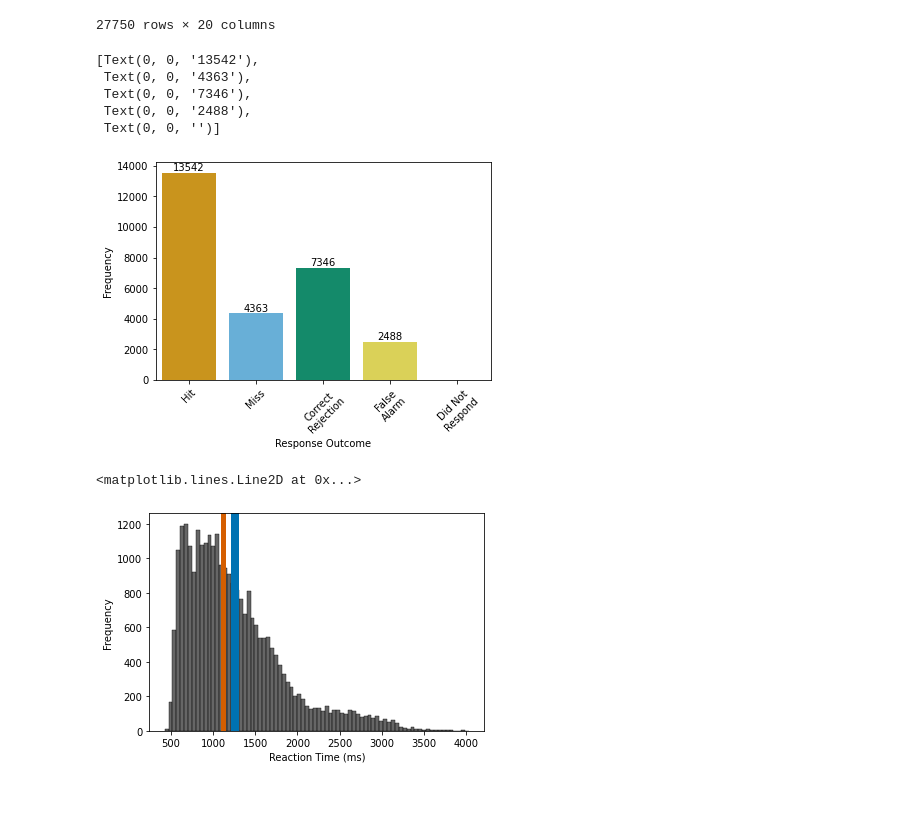
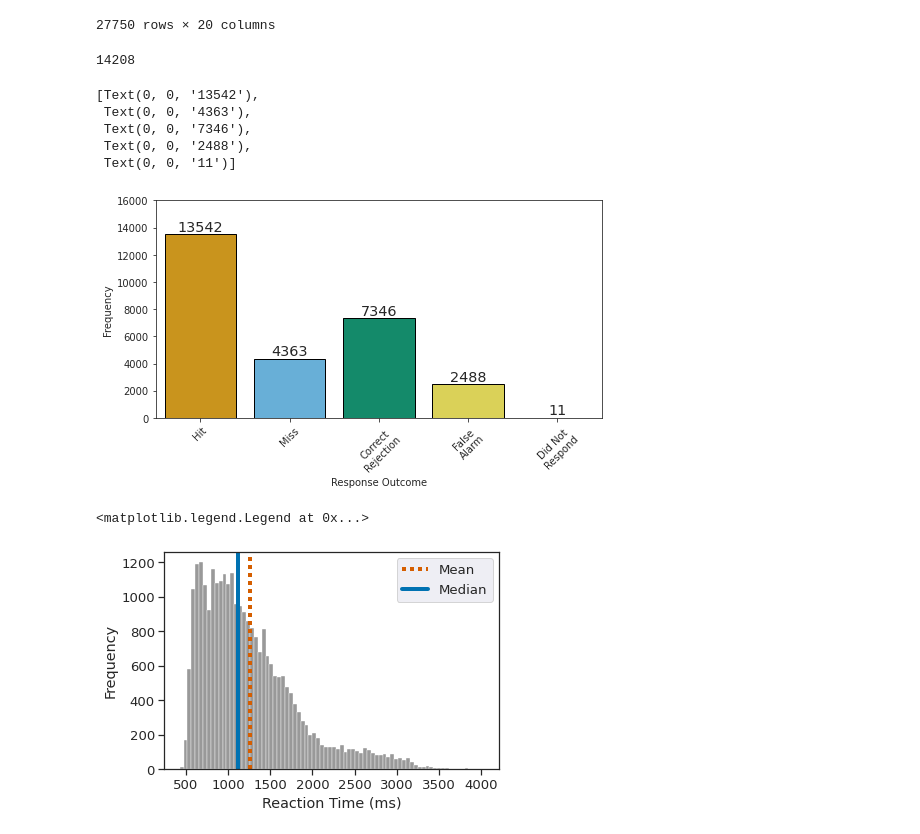
Before and after one commit to mjstarrett/nsdMemConn, a Jupyter notebook: scripts_notebooks/beh-wrangle-plot_sub01-ses1-37.ipynb, the cells around one changed output. Drawn from its saved outputs; the diff is of its cells as text; code cells hidden in the pictures; blank space fills up the shorter version.

Commit message:
finished plotting and ran behavioral classifier for ROC

```diff
--- a/scripts_notebooks/beh-wrangle-plot_sub01-ses1-37.ipynb
+++ b/scripts_notebooks/beh-wrangle-plot_sub01-ses1-37.ipynb
@@ -69,32 +67,42 @@ cbPalette = ["#E69F00", "#56B4E9", "#009E73", "#F0E442", "#0072B2", "#D55E00", "
 cbLabels = ['orange', 'skyblue', 'green', 'yellow', 'blue', 'vermillion', 'pink',
                       'lightgray', 'gray', 'darkgray', 'charcoal', 'black']
 sns.set_palette(sns.color_palette(cbPalette))
+# %%
+np.count_nonzero(nsdBehav["SigDetection"])
+# %% [output]
+14208
 # %%
 # Count data for each resopnse outcome
-ax = sns.barplot(x="SigDetection", y="RT", data=nsdBehav, estimator=np.count_nonzero)
-
+sns.set_style("ticks")
+fig, ax = plt.subplots(figsize=(8,4))
+sns.set(font_scale=1.2)
+ax = sns.countplot(x="SigDetection", data=nsdBehav, palette = cbPalette, edgecolor = "black")
 #ax = sns.barplot(x="SigDetection",y="SUBJECT",data = nsdBehav_summary)
 ax.set(xlabel = "Response Outcome", ylabel = "Frequency")
-ax.set_xticklabels(["Hit", "Miss", "Correct\nRejection", "False\nAlarm", "Did Not\nRespond"],
-                   rotation = 45)
+ax.set_xticklabels(["Hit", "Miss", "Correct\nRejection", "False\nAlarm", "Did Not\nRespond"],rotation = 45)
+ax.set_ylim(0, 16000)
 ax.bar_label(ax.containers[0])
 # %% [output]
 [Text(0, 0, '13542'),
  Text(0, 0, '4363'),
  Text(0, 0, '7346'),
  Text(0, 0, '2488'),
- Text(0, 0, '')]
+ Text(0, 0, '11')]
-[figure, old version]
+[figure, new version]
 # %%
 # Distribution of reaction time
+sns.set_style("ticks")
+fig, ax = plt.subplots(figsize=(6,4))
+sns.set(font_scale=1.2)
 sns.set_palette(sns.color_palette(cbPalette))
-ax = sns.histplot(x="RT", data=nsdBehav, color = cbPalette[10])
+ax = sns.histplot(x="RT", data=nsdBehav, color = cbPalette[8])
 ax.set(xlabel = "Reaction Time (ms)", ylabel = "Frequency")
-ax.axvline(np.nanmean(nsdBehav["RT"]), color = cbPalette[4], linewidth = 8)
-ax.axvline(np.nanmedian(nsdBehav["RT"]), color = cbPalette[5], linewidth = 5)
+ax.axvline(np.nanmean(nsdBehav["RT"]), color = cbPalette[5], linewidth = 4, linestyle=(0,(1,1)))
+ax.axvline(np.nanmedian(nsdBehav["RT"]), color = cbPalette[4], linewidth = 4)
+plt.legend(title='', loc='upper right', labels=['Mean', 'Median'])
 # NOTE: the RT data appear to be non-normally distributed
 # %% [output]
-<matplotlib.lines.Line2D at 0x...>
+<matplotlib.legend.Legend at 0x...>
-[figure, old version]
+[figure, new version]
 # %%
 # Reaction time box plots
```
Also changed, not shown: parts of 17 cells of this notebook, 3 other files.
